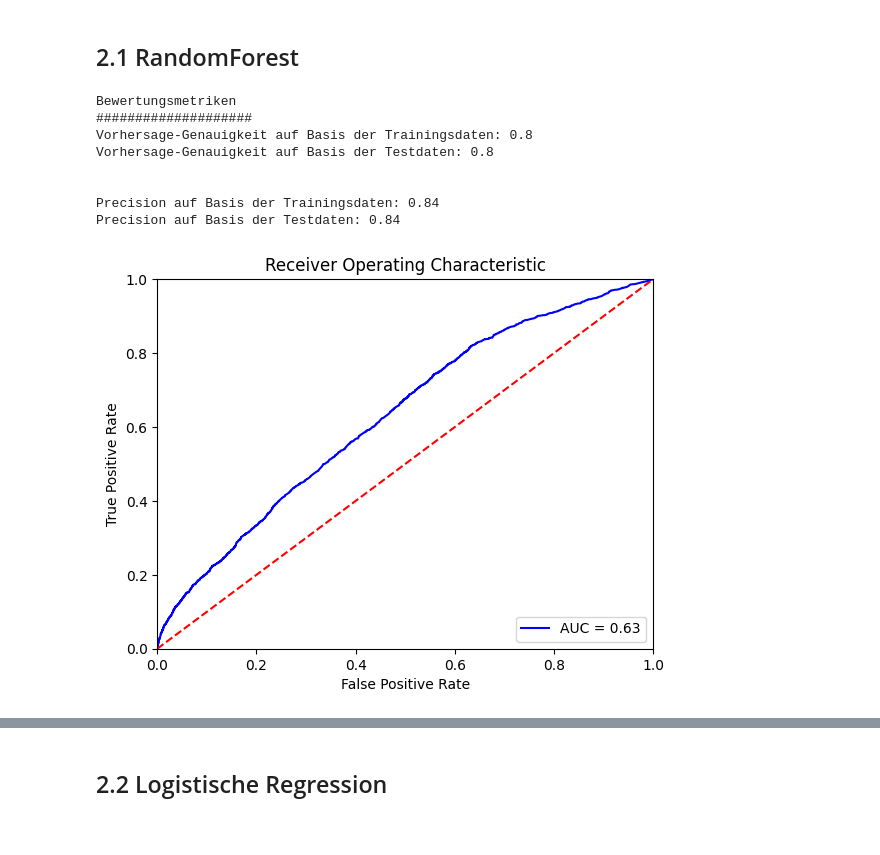
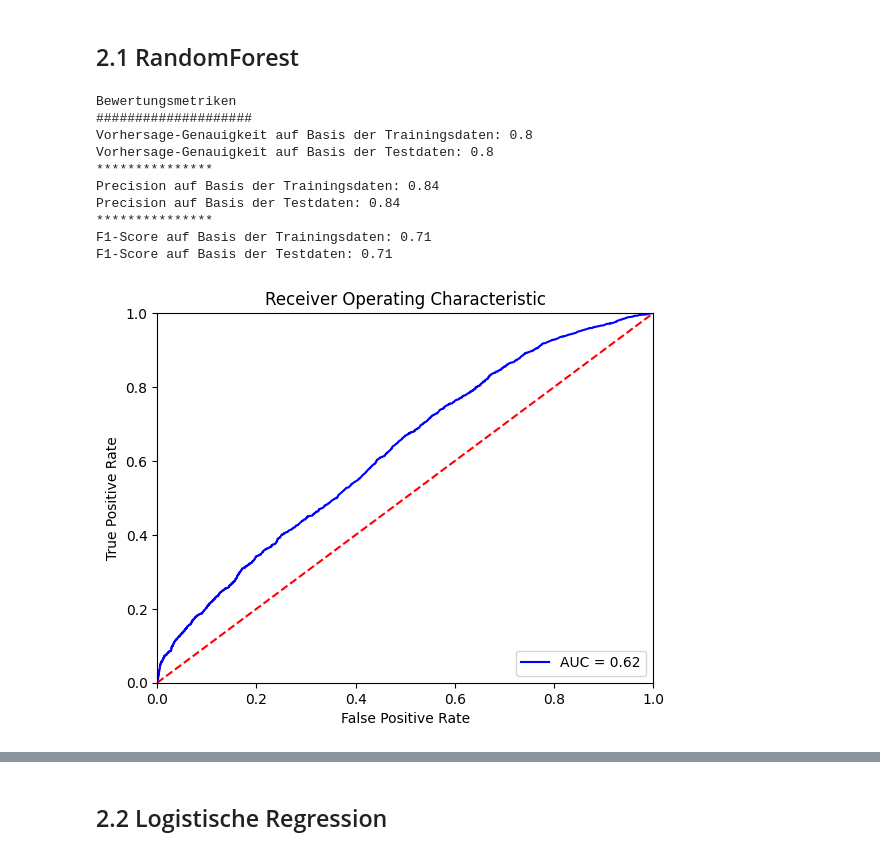
Before and after one commit to sebastianiu/Prognosemodell_Online_Kreditzahlungsverkehr, a Jupyter notebook: models/dev/Modell.ipynb, the cells around one changed output, grey strips where cells are left out. Saved outputs shown, nothing was run; the diff lists cells and outputs as text; code cells hidden in the pictures.

```diff
--- a/models/dev/Modell.ipynb
+++ b/models/dev/Modell.ipynb
@@ -98,36 +115,24 @@ X = ML_Daten.filter(['amount','PSP','3D_secured','card','country','weekday','day
 x_train, x_test, y_train, y_test = train_test_split(X, Y, test_size=0.2)
 # %% [markdown]
 ## 2.1 RandomForest
-# %%
-from sklearn.ensemble import RandomForestClassifier
-from sklearn.metrics import  precision_score
-
-rfc = RandomForestClassifier(max_depth = 2)
-rfc.fit(x_train, y_train)
-
-y_pred_proba = rfc.predict_proba(x_test)
-
-print('Bewertungsmetriken')
-print('#'*20)
-print(f"Vorhersage-Genauigkeit auf Basis der Trainingsdaten: {round(rfc.score(x_train, y_train),2)}")
-print(f"Vorhersage-Genauigkeit auf Basis der Testdaten: {round(rfc.score(x_test, y_test),2)}")
-print('\n')
-precision_train = round(precision_score(y_train,rfc.predict(x_train),zero_division=1.0,average='weighted'),2)
-precision_test = round(precision_score(y_test,rfc.predict(x_test),zero_division=1.0,average='weighted'),2)
-print(f"Precision auf Basis der Trainingsdaten: {precision_train}")
-print(f"Precision auf Basis der Testdaten: {precision_test}")
-print('\n')
-
-Visualisierung_AUC(rfc,x_test,y_test)
-
-Visualisierung_Class_Errors(rfc,x_test,y_test)
-# %% [output]
-Bewertungsmetriken
-####################
-Vorhersage-Genauigkeit auf Basis der Trainingsdaten: 0.8
-Vorhersage-Genauigkeit auf Basis der Testdaten: 0.8
-
-
-Precision auf Basis der Trainingsdaten: 0.84
-Precision auf Basis der Testdaten: 0.84
-[figure, removed]
+# %%
+from sklearn.ensemble import RandomForestClassifier
+
+rfc = RandomForestClassifier(max_depth = 2)
+rfc.fit(x_train, y_train)
+
+Model_Bewertung(rfc,x_train, y_train,x_test, y_test)
+Visualisierung_AUC(rfc,x_test,y_test)
+Visualisierung_Class_Errors(rfc,x_test,y_test)
+# %% [output]
+Bewertungsmetriken
+####################
+Vorhersage-Genauigkeit auf Basis der Trainingsdaten: 0.8
+Vorhersage-Genauigkeit auf Basis der Testdaten: 0.8
+***************
+Precision auf Basis der Trainingsdaten: 0.84
+Precision auf Basis der Testdaten: 0.84
+***************
+F1-Score auf Basis der Trainingsdaten: 0.71
+F1-Score auf Basis der Testdaten: 0.71
+[figure, added]
```
Also changed, not shown: parts of 5 cells of this notebook.
